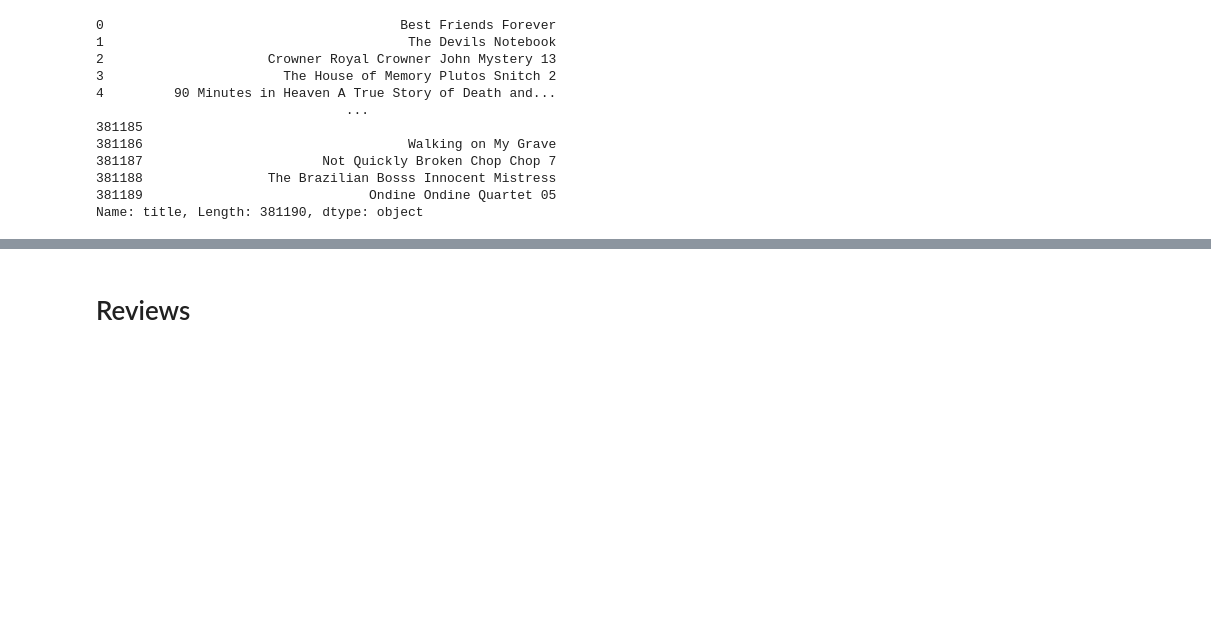
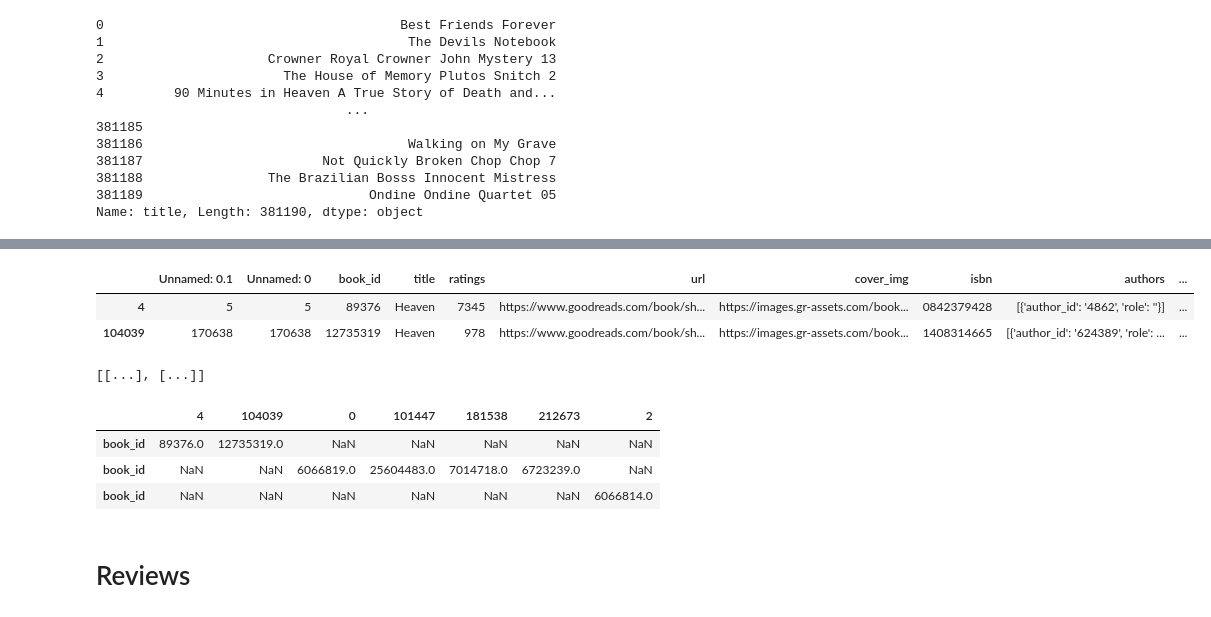
Before and after one commit to GuillermoIzquierdo/book_recommender, a Jupyter notebook: notebooks/tutorial_dieg9906.ipynb, the cells around one changed output, grey strips where cells are left out. Drawn from its saved outputs; the diff is of its cells as text; code cells hidden in the pictures; blank space fills up the shorter version.

```diff
--- a/notebooks/tutorial_dieg9906.ipynb
+++ b/notebooks/tutorial_dieg9906.ipynb
@@ -114,3 +184,25 @@ df_reviews
+# %%
+results[results['title'] == options[0]]
+# %% [output]
+|  | Unnamed: 0.1 | Unnamed: 0 | book_id | title | ratings | url | cover_img | isbn | authors | ... |
+| 4 | 5 | 5 | 89376 | Heaven | 7345 | https://www.goodreads.com/book/sh... | https://images.gr-assets.com/book... | 0842379428 | [{'author_id': '4862', 'role': ''}] | ... |
+| 104039 | 170638 | 170638 | 12735319 | Heaven | 978 | https://www.goodreads.com/book/sh... | https://images.gr-assets.com/book... | 1408314665 | [{'author_id': '624389', 'role': ... | ... |
+# %%
+book_ids = []
+for option in options:
+        book_id = results[results['title']==option].sort_values('ratings', ascending = False)['book_id'].head(1).values
+        book_ids.append(book_ids)
+
+book_ids
+# %% [output]
+[[...], [...]]
+# %%
+pd.DataFrame(book_ids)
+# %% [output]
+|  | 4 | 104039 | 0 | 101447 | 181538 | 212673 | 2 |
+| book_id | 89376.0 | 12735319.0 | NaN | NaN | NaN | NaN | NaN |
+| book_id | NaN | NaN | 6066819.0 | 25604483.0 | 7014718.0 | 6723239.0 | NaN |
+| book_id | NaN | NaN | NaN | NaN | NaN | NaN | 6066814.0 |
 # %% [markdown]
 # Reviews
 # %%
```
Also changed, not shown: parts of 11 cells of this notebook, 3 other files.
